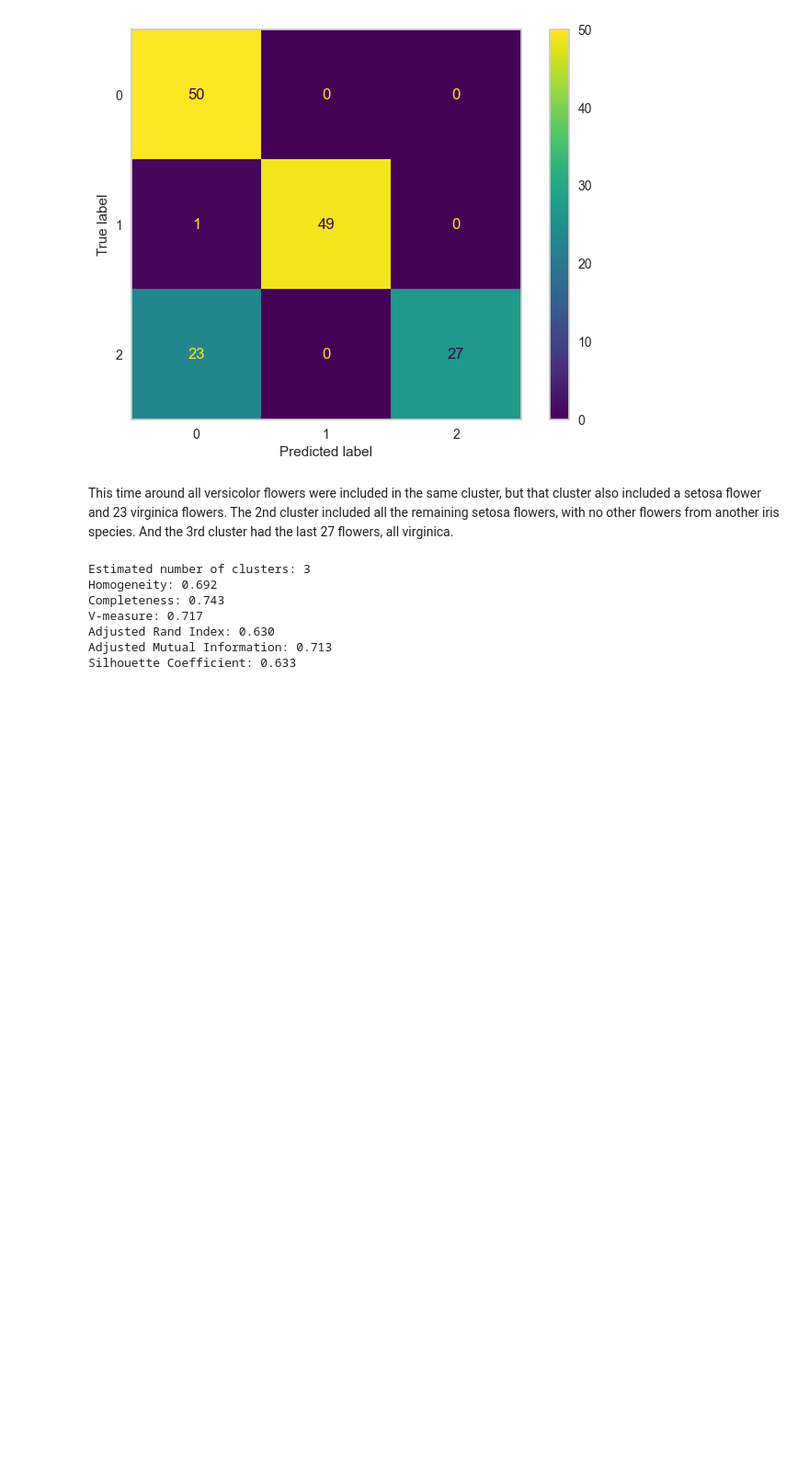
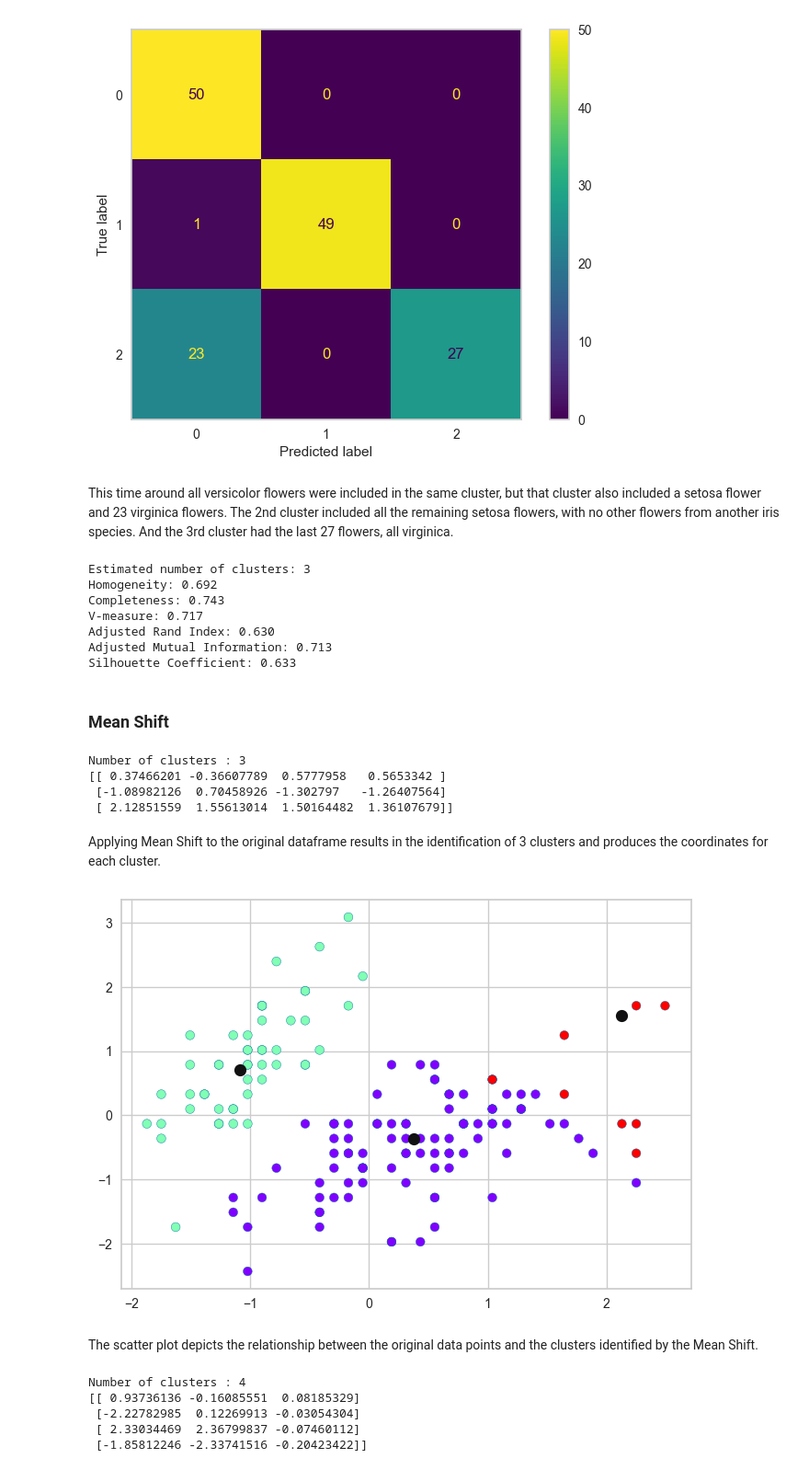
Before and after one commit to tzhang852/4431_DataMining_Fall22, a Jupyter notebook: Assignment5/assignment5.ipynb, the cells around one changed output. Shown at 92% size. Drawn from its saved outputs; the diff is of its cells as text; code cells hidden in the pictures; blank space fills up the shorter version.

```diff
--- a/Assignment5/assignment5.ipynb
+++ b/Assignment5/assignment5.ipynb
@@ -362,3 +357,52 @@ V-measure: 0.717
 Adjusted Rand Index: 0.630
 Adjusted Mutual Information: 0.713
 Silhouette Coefficient: 0.633
+# %% [markdown]
+### Mean Shift
+# %%
+# Apply Mean Shift to original dataframe
+bandwidth = estimate_bandwidth(scaled_features, quantile = 0.2, n_samples = len(scaled_features))
+mean_shift = MeanShift(bandwidth = bandwidth, bin_seeding = True)
+mean_shift.fit(scaled_features)
+ms_data_labels = mean_shift.labels_
+ms_data_cluster_centers = mean_shift.cluster_centers_
+
+unique_ms_data_labels = np.unique(ms_data_labels)
+num_ms_data_clusters_ = len(unique_ms_data_labels)
+print("Number of clusters : %d" % num_ms_data_clusters_)
+print(ms_data_cluster_centers)
+# %% [output]
+Number of clusters : 3
+[[ 0.37466201 -0.36607789  0.5777958   0.5653342 ]
+ [-1.08982126  0.70458926 -1.302797   -1.26407564]
+ [ 2.12851559  1.55613014  1.50164482  1.36107679]]
+# %% [markdown]
+Applying Mean Shift to the original dataframe results in the identification of 3 clusters and produces the coordinates for each cluster.
+# %%
+# Create plot of clusters derived from original data
+plt.scatter(scaled_features[:,0], scaled_features[:,1], c = ms_data_labels, cmap = 'rainbow', edgecolors = 'b')
+plt.scatter(ms_data_cluster_centers[:,0], ms_data_cluster_centers[:,1],
+     color = 'k', s = 20, linewidths = 5)
+plt.show()
+# %% [output]
+[figure, added]
+# %% [markdown]
+The scatter plot depicts the relationship between the original data points and the clusters identified by the Mean Shift.
+# %%
+# Apply Mean Shift to PCA dataframe
+bandwidth = estimate_bandwidth(scaled_features, quantile = 0.2, n_samples = len(pca_df))
+mean_shift = MeanShift(bandwidth = bandwidth, bin_seeding = True)
+mean_shift.fit(pca_df)
+ms_pcs_labels = mean_shift.labels_
+ms_pcs_cluster_centers = mean_shift.cluster_centers_
+
+unique_ms_pcs_labels = np.unique(ms_pcs_labels)
+num_ms_pcs_clusters_ = len(unique_ms_pcs_labels)
+print("Number of clusters : %d" % num_ms_pcs_clusters_)
+print(ms_pcs_cluster_centers)
+# %% [output]
+Number of clusters : 4
+[[ 0.93736136 -0.16085551  0.08185329]
+ [-2.22782985  0.12269913 -0.03054304]
+ [ 2.33034469  2.36799837 -0.07460112]
+ [-1.85812246 -2.33741516 -0.20423422]]
```
Also changed, not shown: parts of 19 cells of this notebook.
